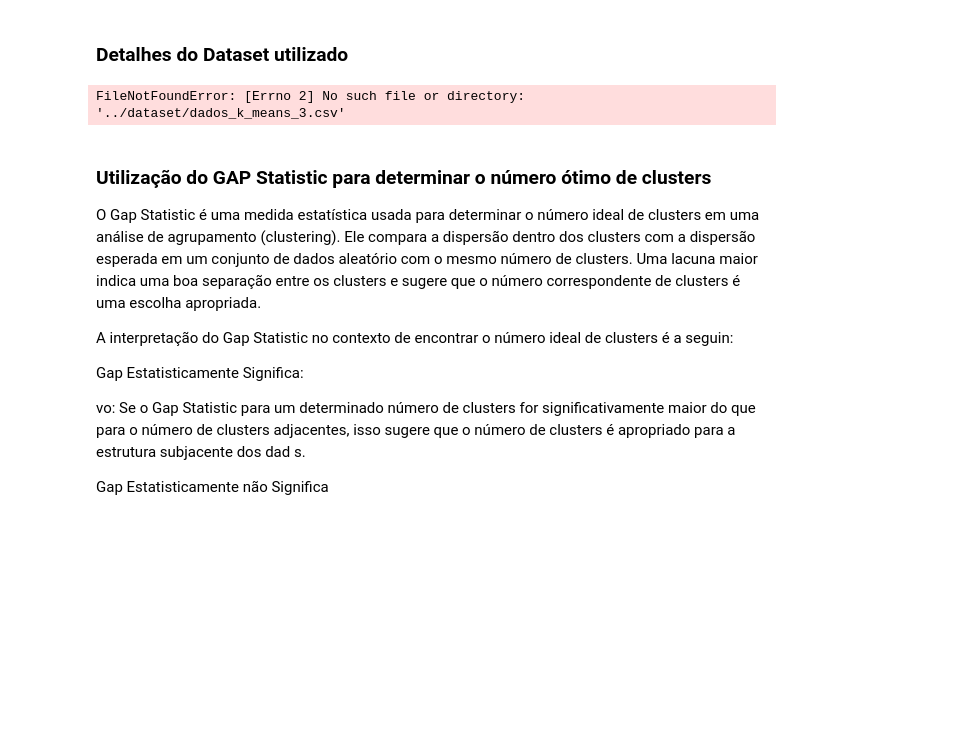
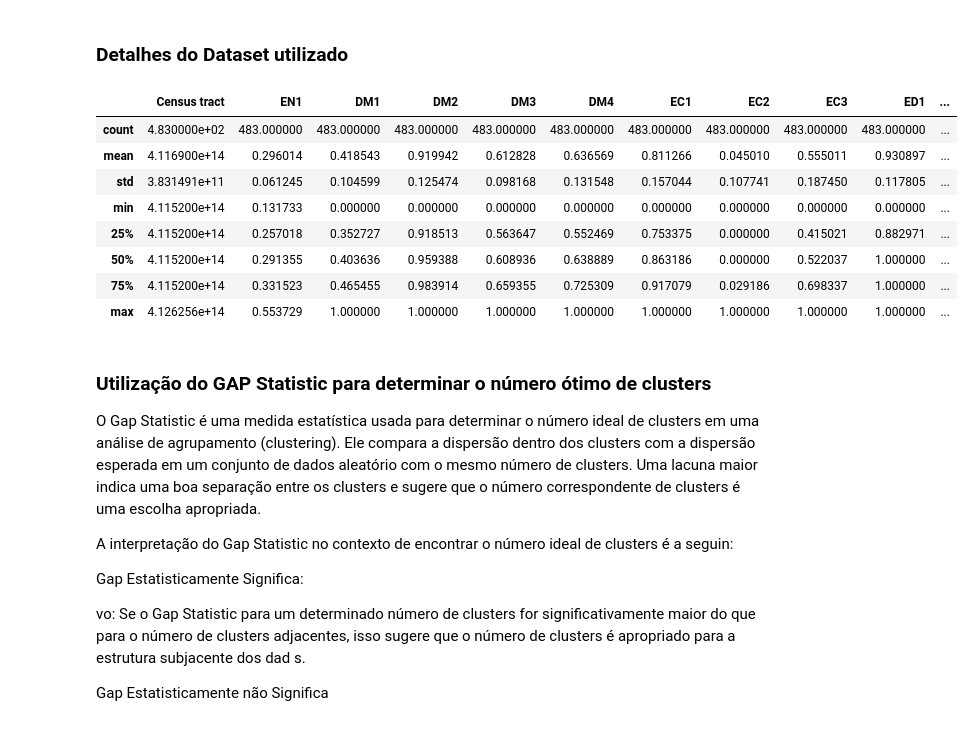
Before and after one commit to DanielCirino/ppginf-smart-k-means, a Jupyter notebook: notebooks/metodos_avaliacao_k_otimo.ipynb, the cells around one changed output. Drawn from its saved outputs; the diff is of its cells as text; code cells hidden in the pictures; blank space fills up the shorter version.

```diff
--- a/notebooks/metodos_avaliacao_k_otimo.ipynb
+++ b/notebooks/metodos_avaliacao_k_otimo.ipynb
@@ -22,19 +22,27 @@ import seaborn as sns
 # %%
 #configurar tema dos gráficos
 sns.set_theme()
 # abrir dataset com os indicadores
 MIN_CLUSTERS=2
 MAX_CLUSTERS=15
 
-PATH_TO_DATASET="../dataset/dados_k_means_3.csv"
+PATH_TO_DATASET="../dataset/in/dados_k_means_3.csv"
 dfArquivo=pd.read_csv(PATH_TO_DATASET,sep=";")
-dfArquivo = dfArquivo.drop(["EN1.1"],axis=1)
+# dfArquivo = dfArquivo.drop(["EN1.1"],axis=1)
 
 # Excluir coluna do identificador censitário
 dados=dfArquivo.drop(["Census tract"],axis=1)
 dfArquivo.describe()
 # %% [output]
-FileNotFoundError: [Errno 2] No such file or directory: '../dataset/dados_k_means_3.csv'
+|  | Census tract | EN1 | DM1 | DM2 | DM3 | DM4 | EC1 | EC2 | EC3 | ED1 | ... |
+| count | 4.830000e+02 | 483.000000 | 483.000000 | 483.000000 | 483.000000 | 483.000000 | 483.000000 | 483.000000 | 483.000000 | 483.000000 | ... |
+| mean | 4.116900e+14 | 0.296014 | 0.418543 | 0.919942 | 0.612828 | 0.636569 | 0.811266 | 0.045010 | 0.555011 | 0.930897 | ... |
+| std | 3.831491e+11 | 0.061245 | 0.104599 | 0.125474 | 0.098168 | 0.131548 | 0.157044 | 0.107741 | 0.187450 | 0.117805 | ... |
+| min | 4.115200e+14 | 0.131733 | 0.000000 | 0.000000 | 0.000000 | 0.000000 | 0.000000 | 0.000000 | 0.000000 | 0.000000 | ... |
+| 25% | 4.115200e+14 | 0.257018 | 0.352727 | 0.918513 | 0.563647 | 0.552469 | 0.753375 | 0.000000 | 0.415021 | 0.882971 | ... |
+| 50% | 4.115200e+14 | 0.291355 | 0.403636 | 0.959388 | 0.608936 | 0.638889 | 0.863186 | 0.000000 | 0.522037 | 1.000000 | ... |
+| 75% | 4.115200e+14 | 0.331523 | 0.465455 | 0.983914 | 0.659355 | 0.725309 | 0.917079 | 0.029186 | 0.698337 | 1.000000 | ... |
+| max | 4.126256e+14 | 0.553729 | 1.000000 | 1.000000 | 1.000000 | 1.000000 | 1.000000 | 1.000000 | 1.000000 | 1.000000 | ... |
 # %% [markdown]
 ### Utilização do GAP Statistic para determinar o número ótimo de clusters
 
```
Also changed, not shown: parts of 10 cells of this notebook, 25 other files.
